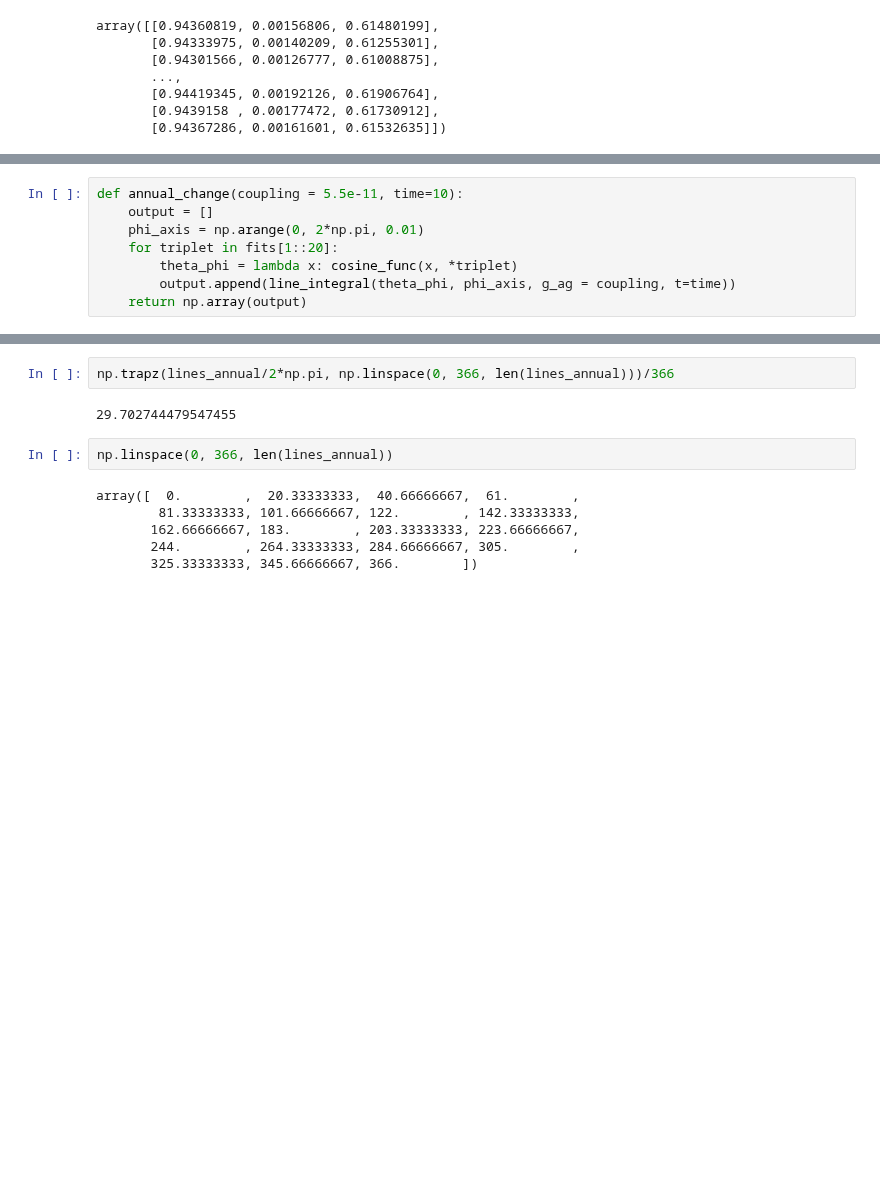
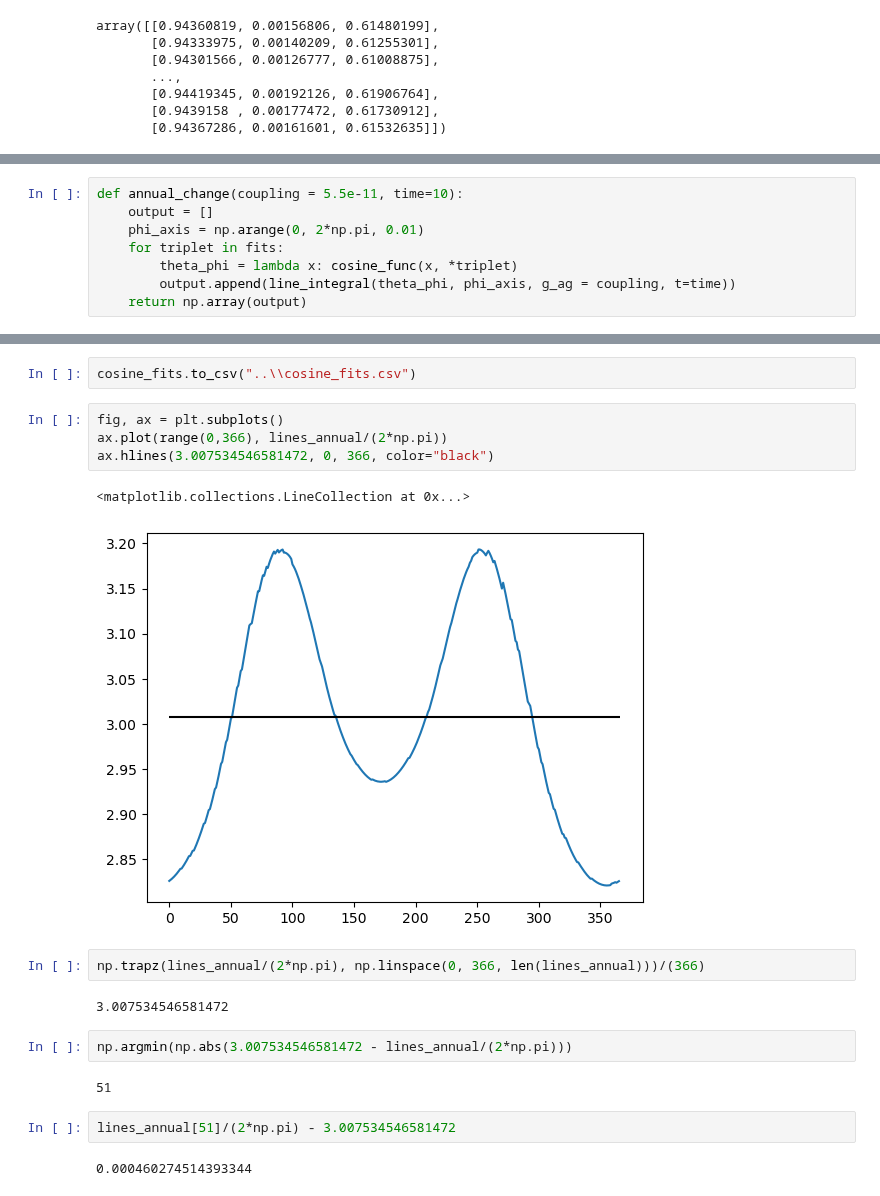
Before and after one commit to Taaseen-Islam-u7121940/Axion-Flux, a Jupyter notebook: Code/ensemble.ipynb, the cells around one changed output, grey strips where cells are left out. Drawn from its saved outputs; the diff is of its cells as text; blank space fills up the shorter version.

```diff
--- a/Code/ensemble.ipynb
+++ b/Code/ensemble.ipynb
@@ -188,7 +186,7 @@ plt.show()
 def annual_change(coupling = 5.5e-11, time=10):
     output = []
     phi_axis = np.arange(0, 2*np.pi, 0.01)
-    for triplet in fits[1::20]:
+    for triplet in fits:
         theta_phi = lambda x: cosine_func(x, *triplet)
         output.append(line_integral(theta_phi, phi_axis, g_ag = coupling, t=time))
     return np.array(output)
@@ -203,12 +214,21 @@ plt.plot(cosine_fits["Date"][1::20], lines_annual/(2*np.pi))
+# %%
+cosine_fits.to_csv("..\\cosine_fits.csv")
+# %%
+fig, ax = plt.subplots()
+ax.plot(range(0,366), lines_annual/(2*np.pi))
+ax.hlines(3.007534546581472, 0, 366, color="black")
+# %% [output]
+<matplotlib.collections.LineCollection at 0x...>
+[figure, added]
 # %%
-np.trapz(lines_annual/2*np.pi, np.linspace(0, 366, len(lines_annual)))/366
+np.trapz(lines_annual/(2*np.pi), np.linspace(0, 366, len(lines_annual)))/(366)
 # %% [output]
-29.702744479547455
+3.007534546581472
-# %%
-np.linspace(0, 366, len(lines_annual))
-# %% [output]
-array([  0.        ,  20.33333333,  40.66666667,  61.        ,
-        81.33333333, 101.66666667, 122.        , 142.33333333,
-       162.66666667, 183.        , 203.33333333, 223.66666667,
-       244.        , 264.33333333, 284.66666667, 305.        ,
-       325.33333333, 345.66666667, 366.        ])
+# %%
+np.argmin(np.abs(3.007534546581472 - lines_annual/(2*np.pi)))
+# %% [output]
+51
+# %%
+lines_annual[51]/(2*np.pi) - 3.007534546581472
+# %% [output]
+0.000460274514393344
```
Also changed, not shown: parts of 6 cells of this notebook, 2 other files.
